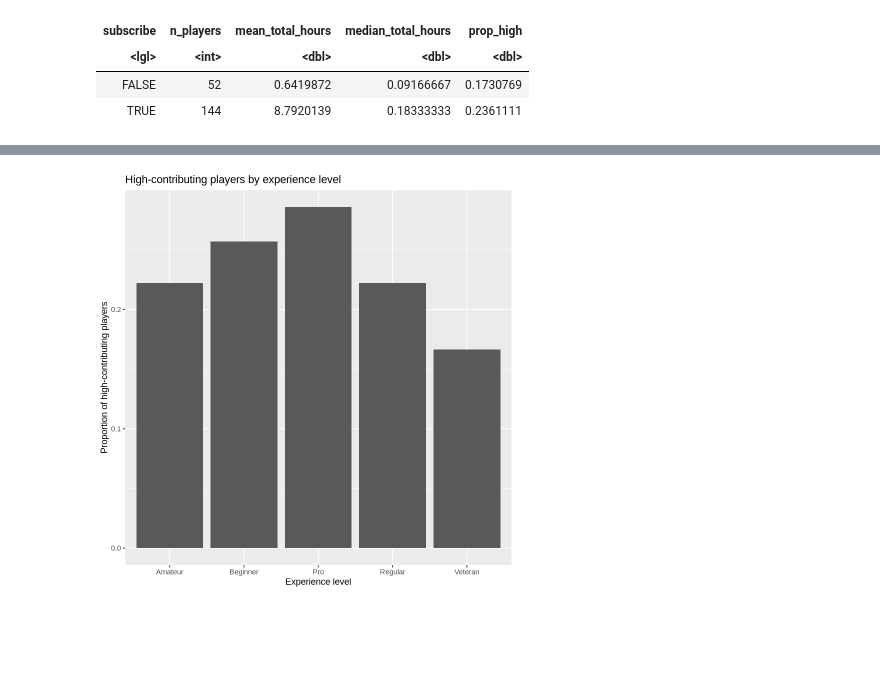
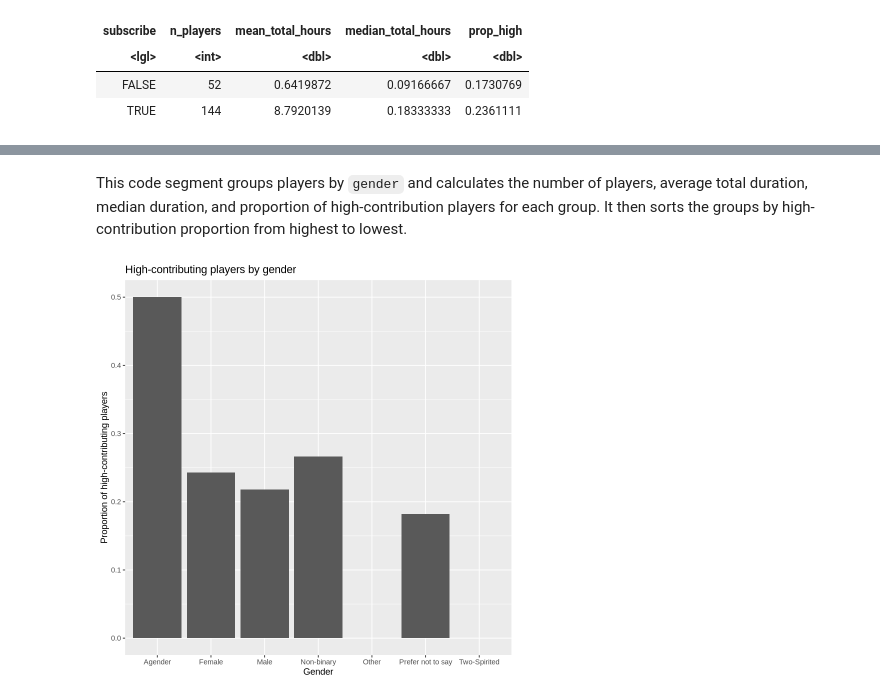
Before and after one commit to zgao36/DSCI-100-2025W1-Group-34, a Jupyter notebook: CODE_1.ipynb, the cells around one changed output, grey strips where cells are left out. Cells and saved outputs as stored; diff of their text form; code cells hidden in the pictures; blank space fills up the shorter version.

```diff
--- a/CODE_1.ipynb
+++ b/CODE_1.ipynb
@@ -295,11 +354,14 @@ player_level |>
-# %%
-experience_summary |>
-  ggplot(aes(x = experience, y = prop_high)) +
-  geom_col() +
-  labs(
-    x = "Experience level",
-    y = "Proportion of high-contributing players",
-    title = "High-contributing players by experience level"
-  )
-# %% [output]
-[figure]
+# %% [markdown]
+This code segment groups players by `gender` and calculates the number of players, average total duration, median duration, and proportion of high-contribution players for each group.
+It then sorts the groups by high-contribution proportion from highest to lowest.
+# %%
+gender_summary |>
+  ggplot(aes(x = gender, y = prop_high)) +
+  geom_col() +
+  labs(
+    x = "Gender",
+    y = "Proportion of high-contributing players",
+    title = "High-contributing players by gender"
+  )
+# %% [output]
+[figure, added]
```
Also changed, not shown: parts of 26 cells of this notebook.
